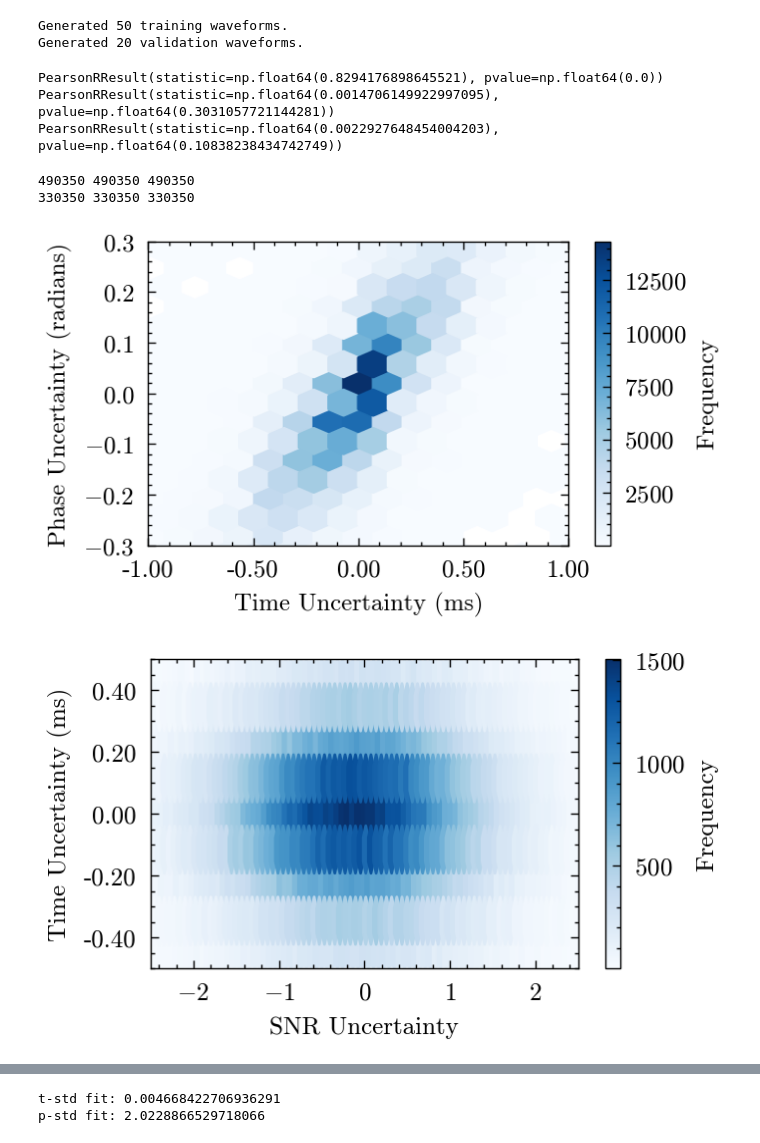
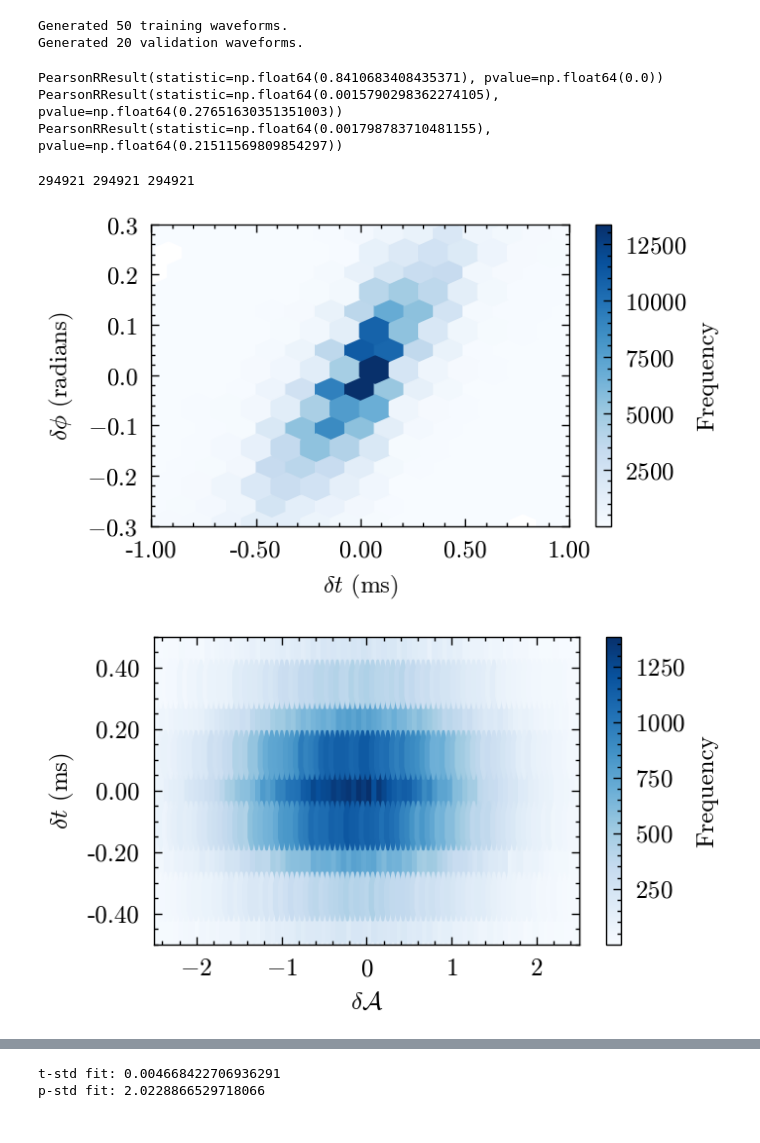
Before and after one commit to icg-gravwaves/Phase_Time_Amplitude, a Jupyter notebook: Uncertainty_Modelling/Uncertainities.ipynb, the cells around one changed output, grey strips where cells are left out. Drawn from its saved outputs; the diff is of its cells as text; code cells hidden in the pictures.

Commit message:
Updated Plot labels

```diff
--- a/Uncertainty_Modelling/Uncertainities.ipynb
+++ b/Uncertainty_Modelling/Uncertainities.ipynb
@@ -23,8 +26,8 @@ noise = [tp.noise(duration, input_psd = psd) for _ in range(10000)]
 N_train = 50   # number of random training waveforms
 N_val = 20     # number of random validation waveforms
 
-mass_range = (5, 80)      # allowed mass range (solar masses)
-distance_range = (100, 6000)  # Mpc
+mass_range = (0, 80)      # allowed mass range (solar masses)
+distance_range = (0, 5000)  # Mpc
 
 
 # Generate random component masses where m1 >= m2. Using uniform distribution for simplicity. Could swap to other distributions if desired.
@@ -88,17 +91,17 @@ print(pearsonr(all_p, all_t))
 print(pearsonr(all_s, all_p))
 print(pearsonr(all_s, all_t))
 # %% [output]
-PearsonRResult(statistic=np.float64(0.8294176898645521), pvalue=np.float64(0.0))
-PearsonRResult(statistic=np.float64(0.0014706149922997095), pvalue=np.float64(0.3031057721144281))
-PearsonRResult(statistic=np.float64(0.0022927648454004203), pvalue=np.float64(0.10838238434742749))
+PearsonRResult(statistic=np.float64(0.8410683408435371), pvalue=np.float64(0.0))
+PearsonRResult(statistic=np.float64(0.0015790298362274105), pvalue=np.float64(0.27651630351351003))
+PearsonRResult(statistic=np.float64(0.001798783710481155), pvalue=np.float64(0.21511569809854297))
 # %%
 # Hexbin plots for uncertainty correlations
 
 # Remove high SNR points for better visualization since at high SNR all uncertainties are very small
-print(len(all_t), len(all_p), len(all_s))
-all_t = np.delete(all_t, np.where(all_snr > 20))
-all_p = np.delete(all_p, np.where(all_snr > 20))
-all_s = np.delete(all_s, np.where(all_snr > 20))
+# print(len(all_t), len(all_p), len(all_s))
+# all_t = np.delete(all_t, np.where(all_snr > 20))
+# all_p = np.delete(all_p, np.where(all_snr > 20))
+# all_s = np.delete(all_s, np.where(all_snr > 20))
 
 # Custom formatter: convert seconds → ms
 
@@ -112,8 +115,8 @@ def seconds_to_ms(x, pos):
 fig1, ax1 = plt.subplots()
 
 hb1 = ax1.hexbin(all_t, all_p, gridsize=140, mincnt=1, cmap="Blues")
-ax1.set_xlabel("Time Uncertainty (ms)")
-ax1.set_ylabel("Phase Uncertainty (radians)")
+ax1.set_xlabel("$\delta t$ (ms)")
+ax1.set_ylabel("$\delta \phi$ (radians)")
 ax1.set_xlim(-0.001, 0.001)
 ax1.set_ylim(-0.3, 0.3)
 ax1.xaxis.set_major_formatter(FuncFormatter(seconds_to_ms))
@@ -132,38 +135,37 @@ plt.show()
 fig2, ax2 = plt.subplots()
 
 hb2 = ax2.hexbin(all_s, all_t, gridsize=150, mincnt=1, cmap="Blues")
-ax2.set_xlabel("SNR Uncertainty")
-ax2.set_ylabel("Time Uncertainty (ms)")
+ax2.set_xlabel("$\delta \mathcal{A}$")
+ax2.set_ylabel("$\delta t$ (ms)")
 ax2.set_xlim(-2.5, 2.5)
 ax2.set_ylim(-0.0005, 0.0005)
 ax2.yaxis.set_major_formatter(FuncFormatter(seconds_to_ms))
 cbar2 = fig2.colorbar(hb2, ax=ax2)
 cbar2.set_label("Frequency")
 
 
 fig2.savefig("../Plots/uncertainty_snr_time_hexbin.png")
 plt.show()
 
 
 # --------------------
 # Plot 3: SNR vs Phase
 # --------------------
 fig3, ax3 = plt.subplots()
 
 hb3 = ax3.hexbin(all_s, all_p, gridsize=100, mincnt=1, cmap="Blues")
-ax3.set_xlabel("SNR Uncertainty")
-ax3.set_ylabel("Phase Uncertainty (radians)")
+ax3.set_xlabel("$\delta \mathcal{A}$")
+ax3.set_ylabel("$\delta \phi$ (radians)")
 ax3.set_xlim(-2.5, 2.5)
 ax3.set_ylim(-0.4, 0.4)
 
 cbar3 = fig3.colorbar(hb3, ax=ax3)
 cbar3.set_label("Frequency")
 
 
 fig3.savefig("../Plots/uncertainty_snr_phase_hexbin.png")
 plt.show()
 # %% [output]
-490350 490350 490350
-330350 330350 330350
+294921 294921 294921
-[figure, old version]
+[figure, new version]
-[figure, old version]
+[figure, new version]
```
Also changed, not shown: parts of 2 cells of this notebook, 1 other file.
